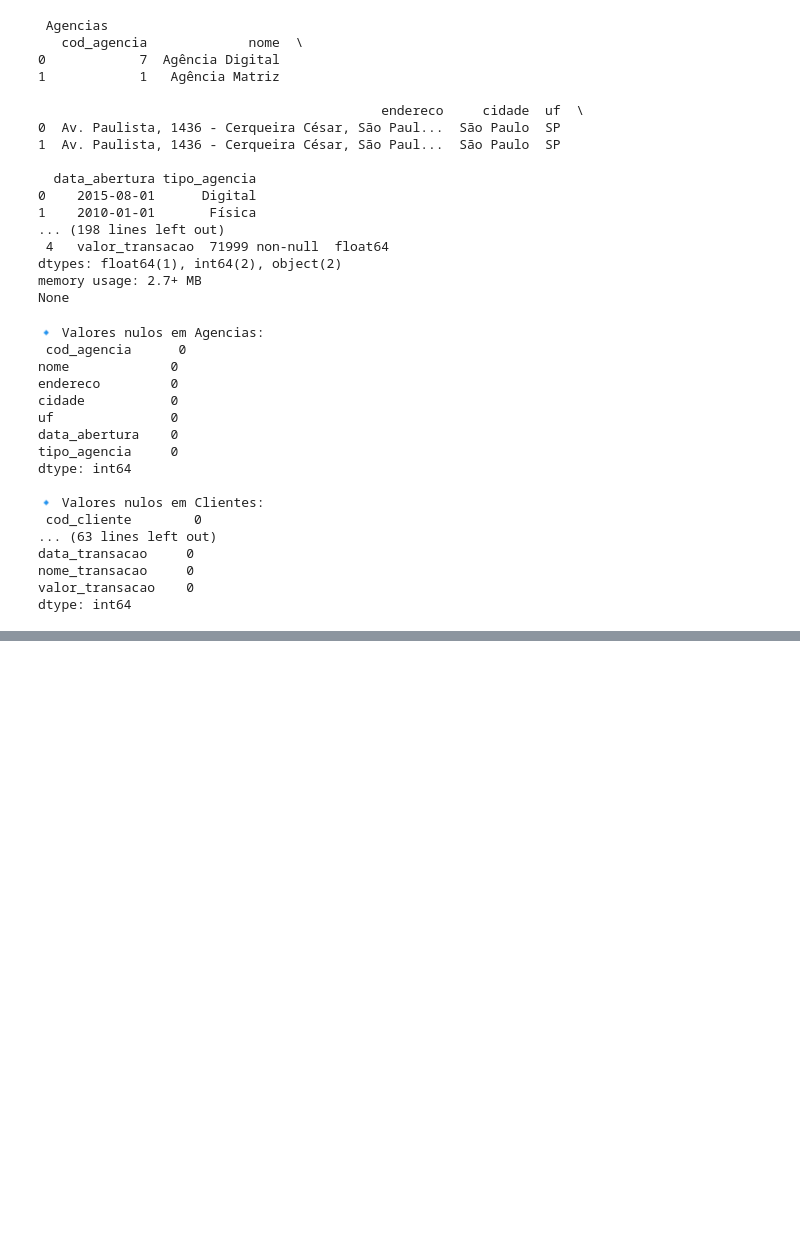
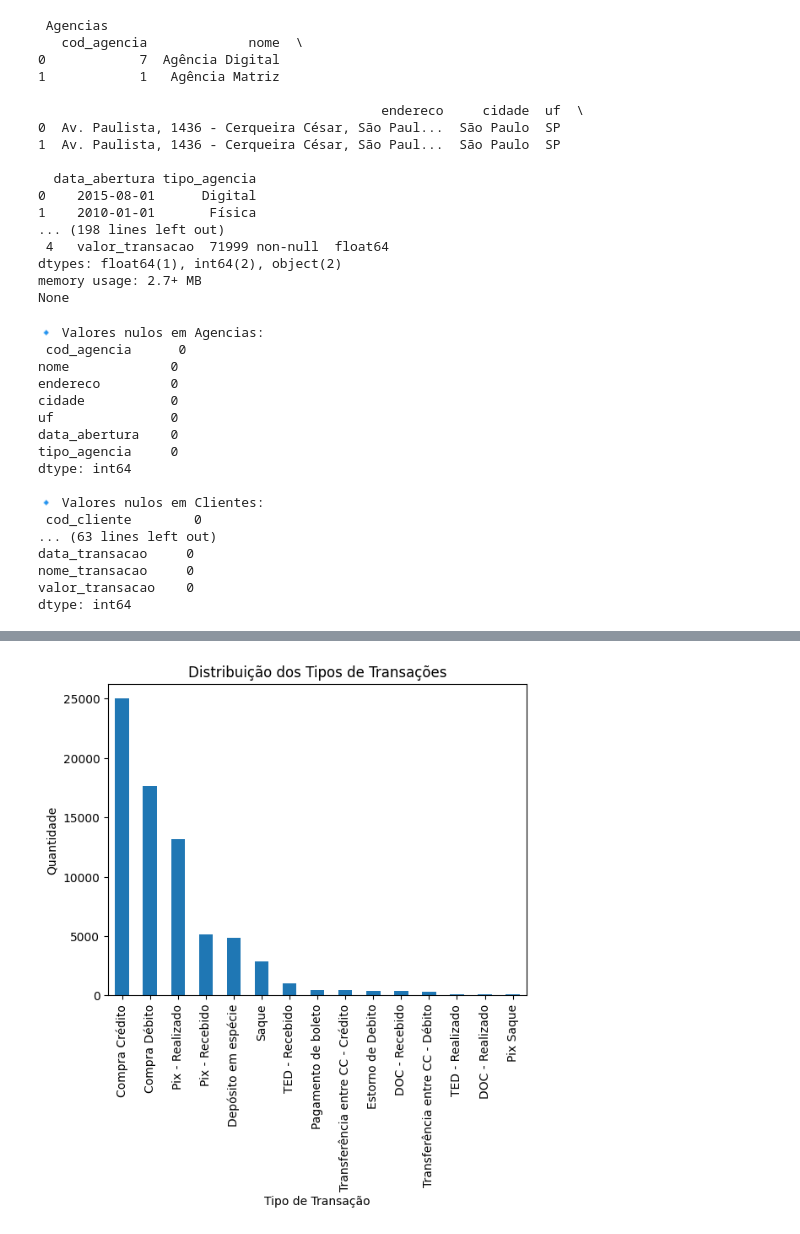
Before and after one commit to l1Beatriz/desafio-indicium-ad, a Jupyter notebook: .ipynb, the cells around one changed output, grey strips where cells are left out. Drawn from its saved outputs; the diff is of its cells as text; code cells hidden in the pictures; blank space fills up the shorter version.

```diff
--- a/.ipynb
+++ b/.ipynb
@@ -67,0 +139,5 @@ clientes.drop_duplicates(inplace=True)
+# %%
+# # Cálculo de indicadores de transações
+num_transacoes = df_transacoes.shape[0]
+valor_medio_transacoes = df_transacoes['valor_transacao'].mean()
+tipo_transacao_dist = df_transacoes['nome_transacao'].value_counts()
@@ -67,0 +166,8 @@ clientes.drop_duplicates(inplace=True)
+# %%
+# Gráfico da distribuição dos tipos de transações
+tipo_transacao_dist.plot(kind='bar', title="Distribuição dos Tipos de Transações")
+plt.xlabel("Tipo de Transação")
+plt.ylabel("Quantidade")
+plt.show()
+# %% [output]
+[figure, added]
```
Also changed, not shown: parts of 16 cells of this notebook, 7 other files.
